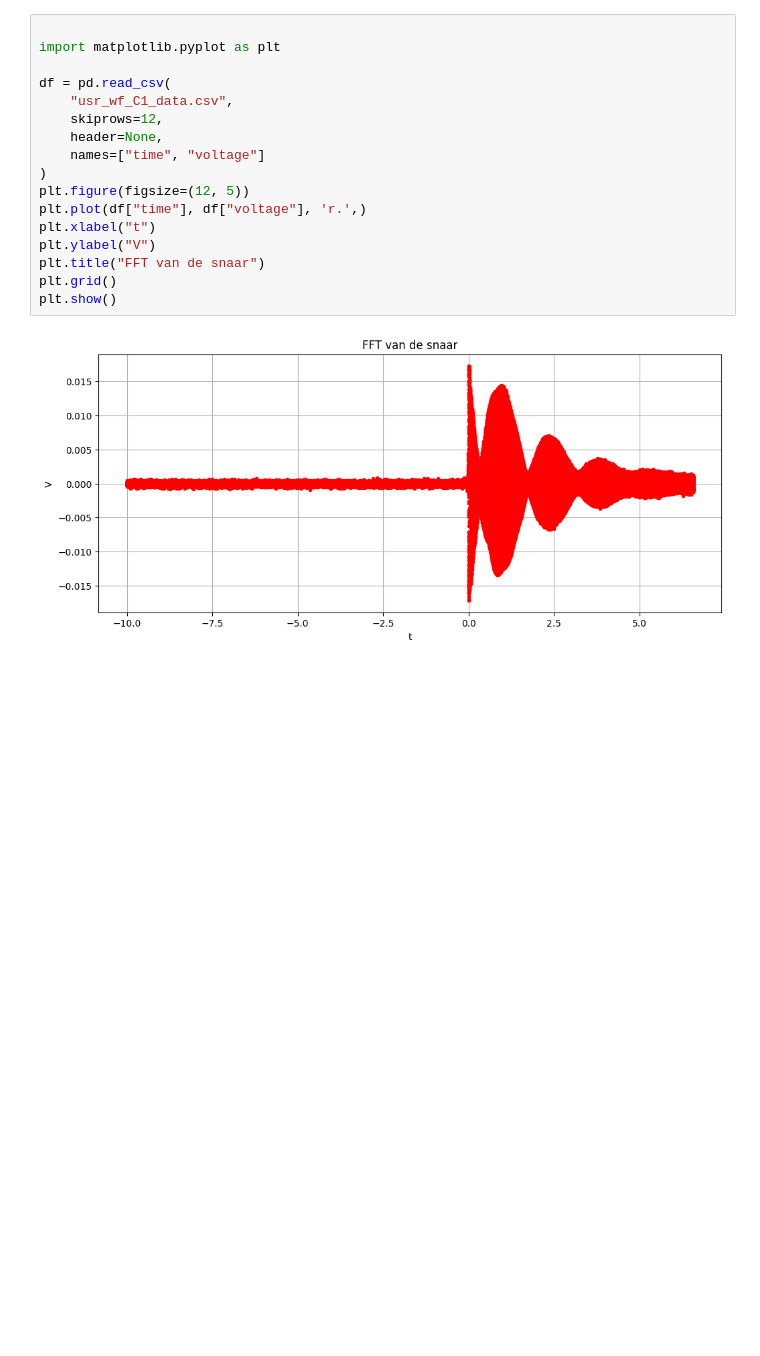
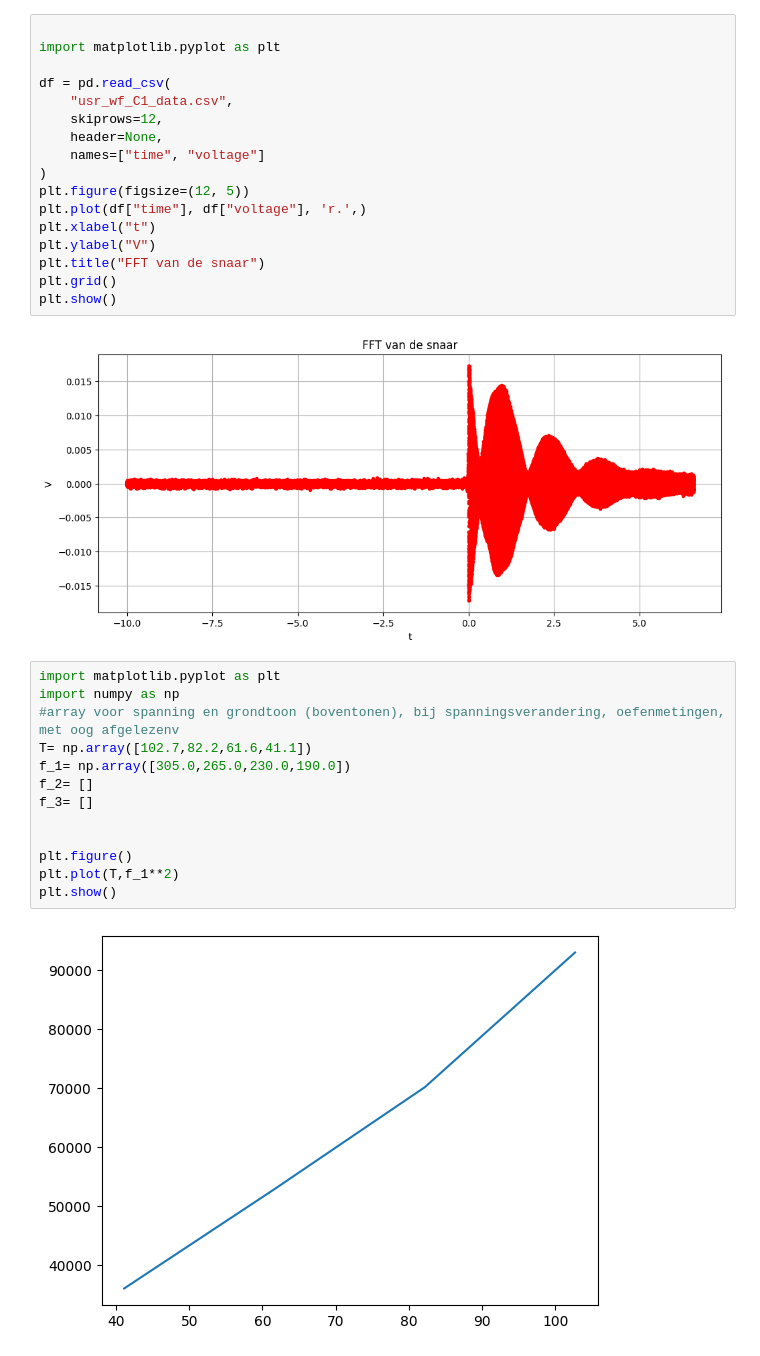
Before and after one commit to jasperbom747-creator/Vibrating-string-experiment, a Jupyter notebook: analyse.ipynb, the cells around one changed output. Cells and saved outputs as stored; diff of their text form; blank space fills up the shorter version.

```diff
--- a/analyse.ipynb
+++ b/analyse.ipynb
@@ -19,3 +19,18 @@ plt.grid()
 plt.show()
 # %% [output]
 [figure]
+# %%
+import matplotlib.pyplot as plt
+import numpy as np
+#array voor spanning en grondtoon (boventonen), bij spanningsverandering, oefenmetingen, met oog afgelezenv
+T= np.array([102.7,82.2,61.6,41.1])
+f_1= np.array([305.0,265.0,230.0,190.0])
+f_2= []
+f_3= []
+
+
+plt.figure()
+plt.plot(T,f_1**2)
+plt.show()
+# %% [output]
+[figure, added]
```
Also changed, not shown: parts of 1 cell of this notebook.
